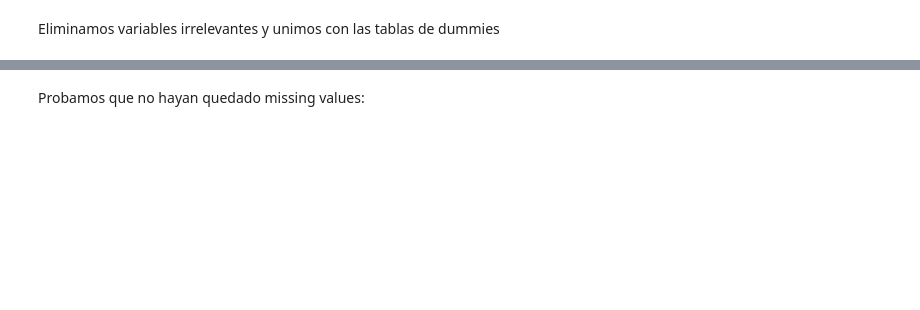
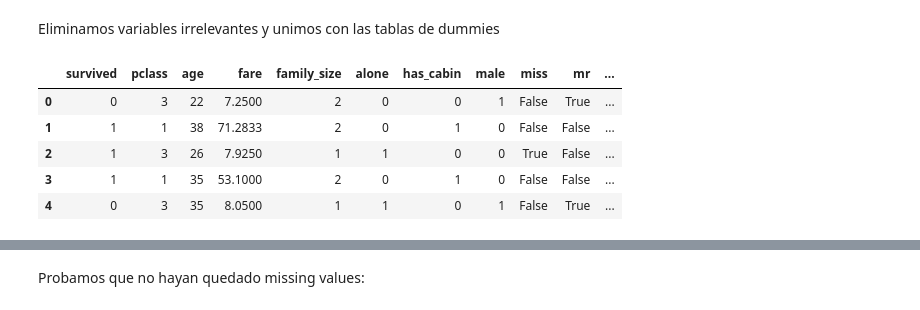
Before and after one commit to spiousas/CC408_2024, a Jupyter notebook: Tutoriales/Tutorial12/Tutorial12.ipynb, the cells around one changed output, grey strips where cells are left out. Cells and saved outputs as stored; diff of their text form; code cells hidden in the pictures; blank space fills up the shorter version.

```diff
--- a/Tutoriales/Tutorial12/Tutorial12.ipynb
+++ b/Tutoriales/Tutorial12/Tutorial12.ipynb
@@ -179,8 +209,8 @@ for dataset in [train, test]:
     dataset['Title'] = dataset['Title'].replace(['Lady', 'Countess','Capt', 'Col','Don', 'Dr', 'Major', 'Rev', 'Sir', 'Jonkheer', 'Dona'],
                                                 'Rare')
     dataset['Title'] = dataset['Title'].replace('Mlle', 'Miss')
-    dataset['Title'] = dataset['Title'].replace('Ms', 'Miss')
     dataset['Title'] = dataset['Title'].replace('Mme', 'Mrs')
+    dataset['Title'] = dataset['Title'].replace('Ms', 'Mr')
 
     # Convertimos Sex en numerica
     dataset['Male'] = dataset['Sex'].map( {'female': 0, 'male': 1} ).astype(int)
@@ -205,16 +253,23 @@ dummies_train_df
 Eliminamos variables irrelevantes y unimos con las tablas de dummies
 # %%
 # Decidí eliminar 'Mr' porque en el heatmap observé que estaba altísimamente correlacionado con sexo.
-drop_elements = ['PassengerId', 'Name', 'Sex', 'Ticket', 'Cabin', 'SibSp', 'Embarked', 'Title']
+drop_elements = ['PassengerId', 'Name', 'Sex', 'Ticket', 'Cabin', 'Parch', 'SibSp', 'Embarked', 'Title']
 
 train = pd.concat([train, dummies_train_df[0], dummies_train_df[1]], axis=1)
 train = train.drop(drop_elements, axis = 1)
 train.columns = train.columns.str.lower()
 
 test = pd.concat([test, dummies_test_df[0], dummies_test_df[1]], axis=1)
 test = test.drop(drop_elements, axis = 1)
 test.columns = test.columns.str.lower()
 
 train.head(5)
+# %% [output]
+|  | survived | pclass | age | fare | family_size | alone | has_cabin | male | miss | mr | ... |
+| 0 | 0 | 3 | 22 | 7.2500 | 2 | 0 | 0 | 1 | False | True | ... |
+| 1 | 1 | 1 | 38 | 71.2833 | 2 | 0 | 1 | 0 | False | False | ... |
+| 2 | 1 | 3 | 26 | 7.9250 | 1 | 1 | 0 | 0 | True | False | ... |
+| 3 | 1 | 1 | 35 | 53.1000 | 2 | 0 | 1 | 0 | False | False | ... |
+| 4 | 0 | 3 | 35 | 8.0500 | 1 | 1 | 0 | 1 | False | True | ... |
 # %%
 test.head()
```
Also changed, not shown: parts of 27 cells of this notebook, 5 other files.
